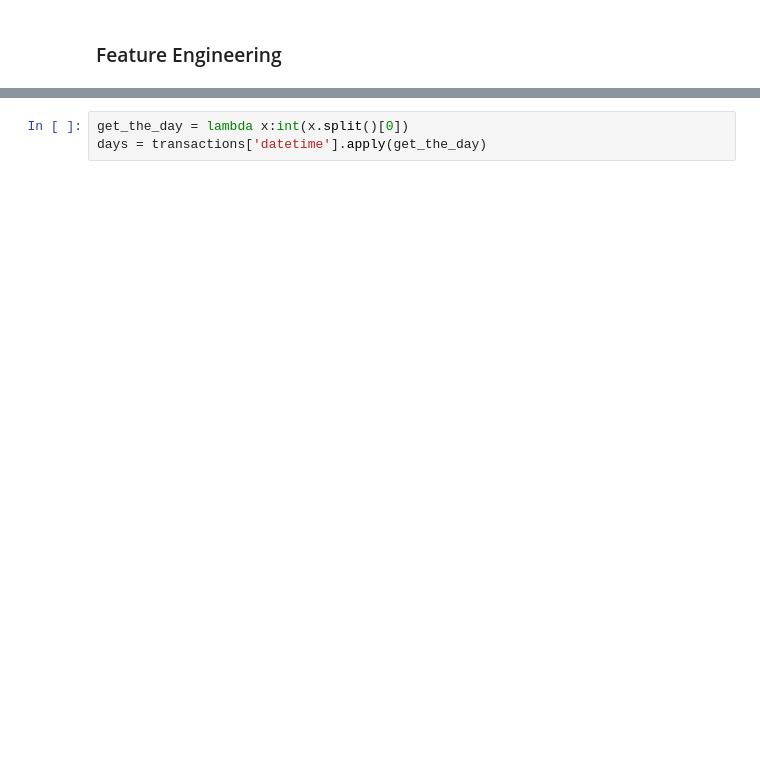
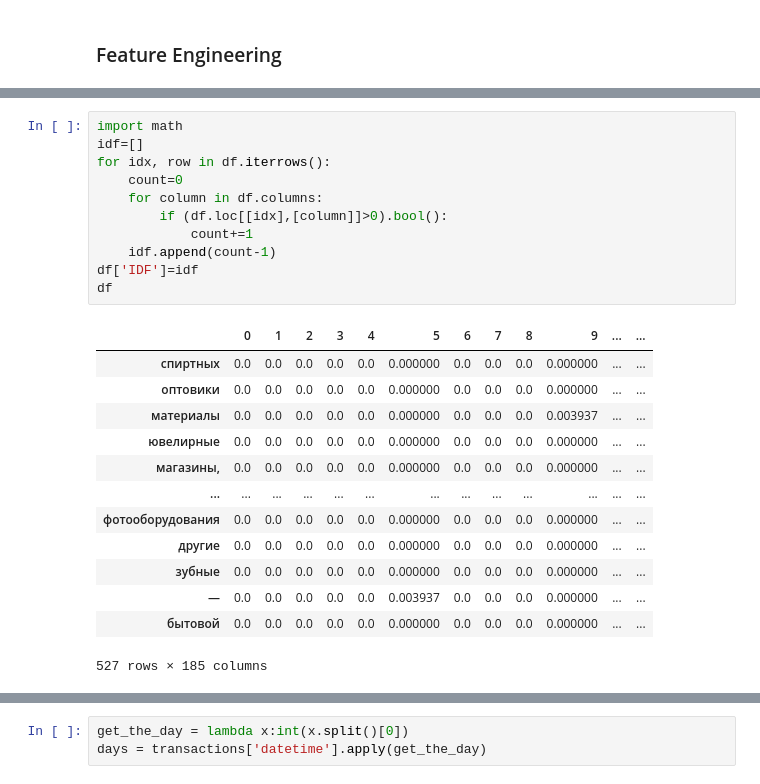
Before and after one commit to talghatovich/Assignment_IRDM_AAA, a Jupyter notebook: Assignment_4_5.ipynb, the cells around one changed output, grey strips where cells are left out. Drawn from its saved outputs; the diff is of its cells as text; blank space fills up the shorter version.

```diff
--- a/Assignment_4_5.ipynb
+++ b/Assignment_4_5.ipynb
@@ -164,0 +545,25 @@ plt.show()
+# %%
+import math
+idf=[]
+for idx, row in df.iterrows():
+    count=0
+    for column in df.columns:
+        if (df.loc[[idx],[column]]>0).bool():
+            count+=1
+    idf.append(count-1)
+df['IDF']=idf
+df
+# %% [output]
+|  | 0 | 1 | 2 | 3 | 4 | 5 | 6 | 7 | 8 | 9 | ... | ... |
+| спиртных | 0.0 | 0.0 | 0.0 | 0.0 | 0.0 | 0.000000 | 0.0 | 0.0 | 0.0 | 0.000000 | ... | ... |
+| оптовики | 0.0 | 0.0 | 0.0 | 0.0 | 0.0 | 0.000000 | 0.0 | 0.0 | 0.0 | 0.000000 | ... | ... |
+| материалы | 0.0 | 0.0 | 0.0 | 0.0 | 0.0 | 0.000000 | 0.0 | 0.0 | 0.0 | 0.003937 | ... | ... |
+| ювелирные | 0.0 | 0.0 | 0.0 | 0.0 | 0.0 | 0.000000 | 0.0 | 0.0 | 0.0 | 0.000000 | ... | ... |
+| магазины, | 0.0 | 0.0 | 0.0 | 0.0 | 0.0 | 0.000000 | 0.0 | 0.0 | 0.0 | 0.000000 | ... | ... |
+| ... | ... | ... | ... | ... | ... | ... | ... | ... | ... | ... | ... | ... |
+| фотооборудования | 0.0 | 0.0 | 0.0 | 0.0 | 0.0 | 0.000000 | 0.0 | 0.0 | 0.0 | 0.000000 | ... | ... |
+| другие | 0.0 | 0.0 | 0.0 | 0.0 | 0.0 | 0.000000 | 0.0 | 0.0 | 0.0 | 0.000000 | ... | ... |
+| зубные | 0.0 | 0.0 | 0.0 | 0.0 | 0.0 | 0.000000 | 0.0 | 0.0 | 0.0 | 0.000000 | ... | ... |
+| — | 0.0 | 0.0 | 0.0 | 0.0 | 0.0 | 0.003937 | 0.0 | 0.0 | 0.0 | 0.000000 | ... | ... |
+| бытовой | 0.0 | 0.0 | 0.0 | 0.0 | 0.0 | 0.000000 | 0.0 | 0.0 | 0.0 | 0.000000 | ... | ... |
+527 rows × 185 columns
```
Also changed, not shown: parts of 82 cells of this notebook.
